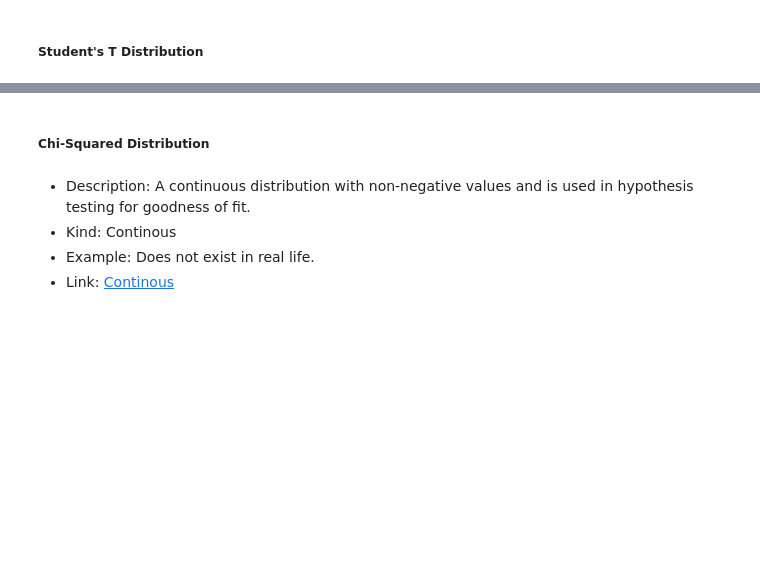
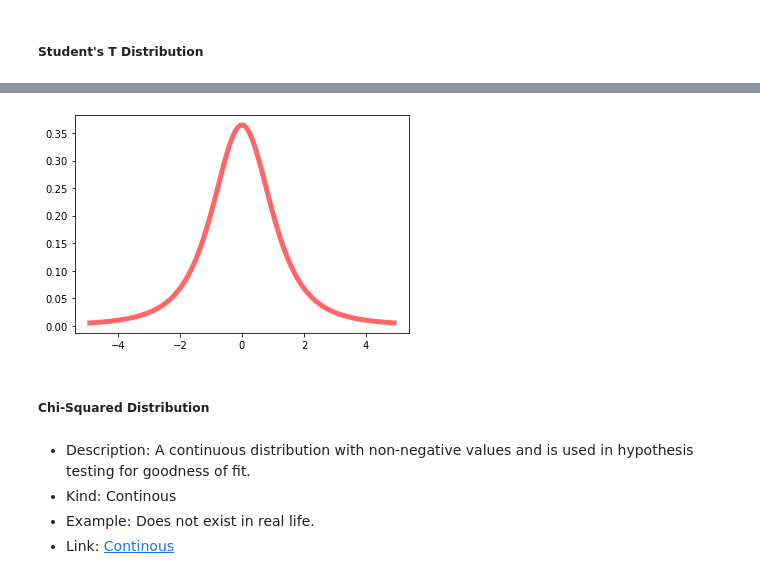
Before and after one commit to ManasviMalepati/StatisticsWorkbook, a Jupyter notebook: StatisticsWorkbook.ipynb, the cells around one changed output, grey strips where cells are left out. Cells and saved outputs as stored; diff of their text form; code cells hidden in the pictures; blank space fills up the shorter version.

```diff
--- a/StatisticsWorkbook.ipynb
+++ b/StatisticsWorkbook.ipynb
@@ -158,3 +190,14 @@ plt.show()
+# %%
+fig, ax = plt.subplots(1, 1)
+df = 2.74
+mean, var, skew, kurt = stats.t.stats(df, moments='mvsk')
+x = np.linspace(stats.t.ppf(0.01, df),
+                stats.t.ppf(0.99, df), 100)
+ax.plot(x, stats.t.pdf(x, df),
+       'r-', lw=5, alpha=0.6, label='t pdf')
+plt.show()
+# %% [output]
+[figure, added]
 # %% [markdown]
 ##### Chi-Squared Distribution
 # %% [markdown]
```
Also changed, not shown: parts of 15 cells of this notebook.
